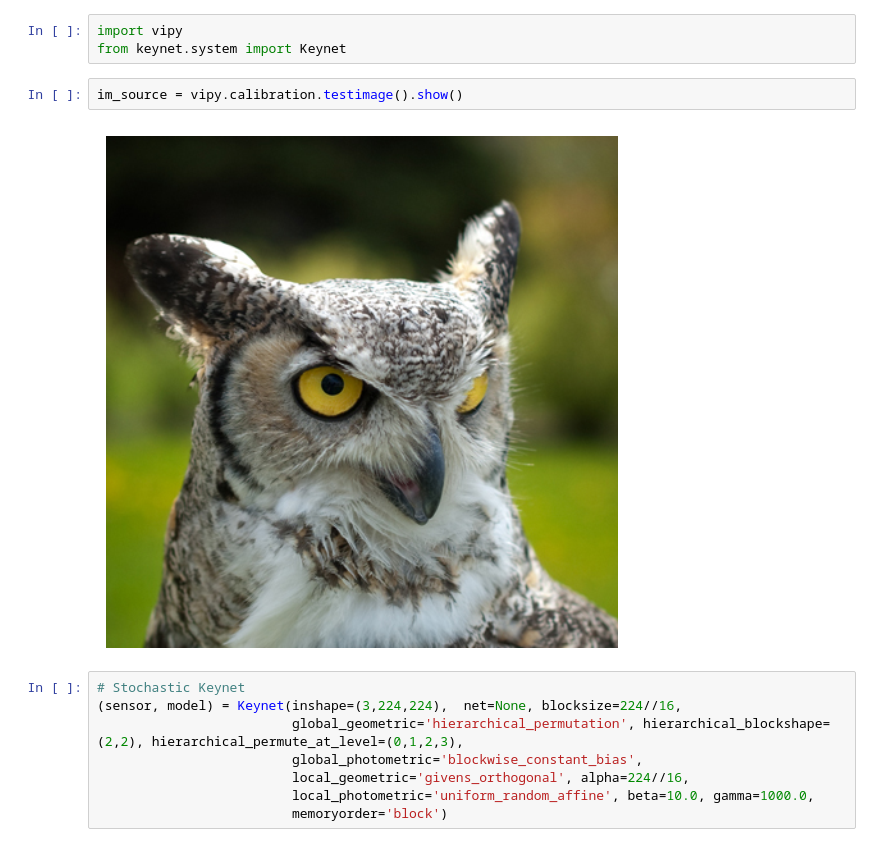
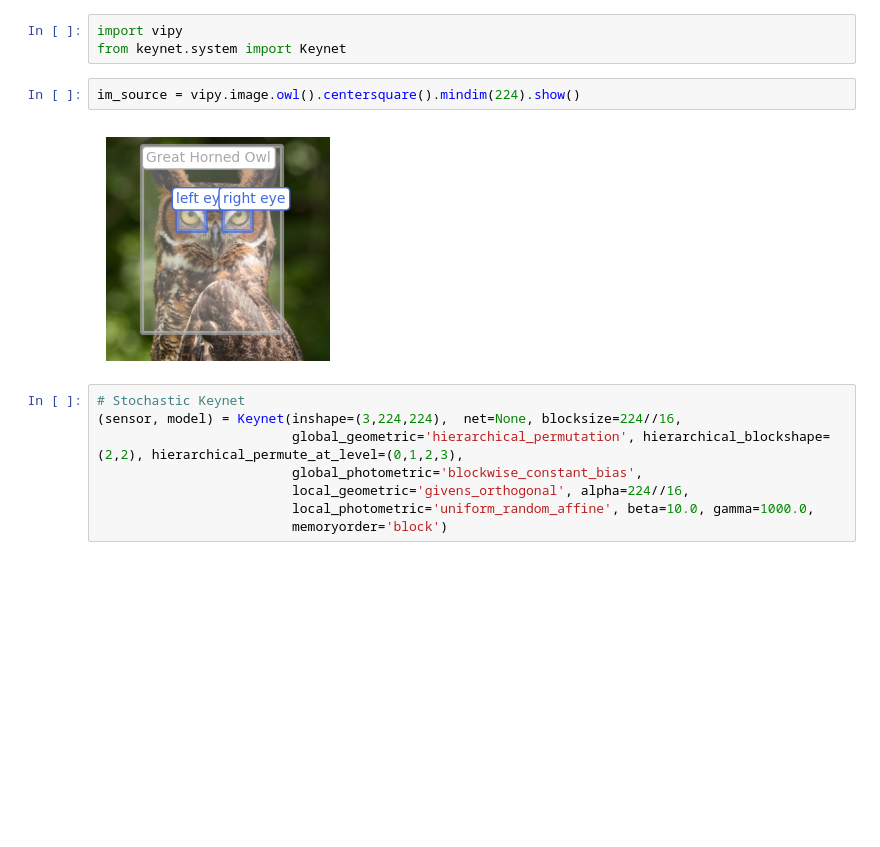
Before and after one commit to visym/keynet, a Jupyter notebook: demo/vgg16.ipynb, the cells around one changed output. Saved outputs shown, nothing was run; the diff lists cells and outputs as text; blank space fills up the shorter version.

```diff
--- a/demo/vgg16.ipynb
+++ b/demo/vgg16.ipynb
@@ -2,9 +2,9 @@
 import vipy
 from keynet.system import Keynet
 # %%
-im_source = vipy.calibration.testimage().show()
+im_source = vipy.image.owl().centersquare().mindim(224).show()
 # %% [output]
-[figure, old version]
+[figure, new version]
 # %%
 # Stochastic Keynet
 (sensor, model) = Keynet(inshape=(3,224,224),  net=None, blocksize=224//16,
```
Also changed, not shown: parts of 2 cells of this notebook, 1 other file.
